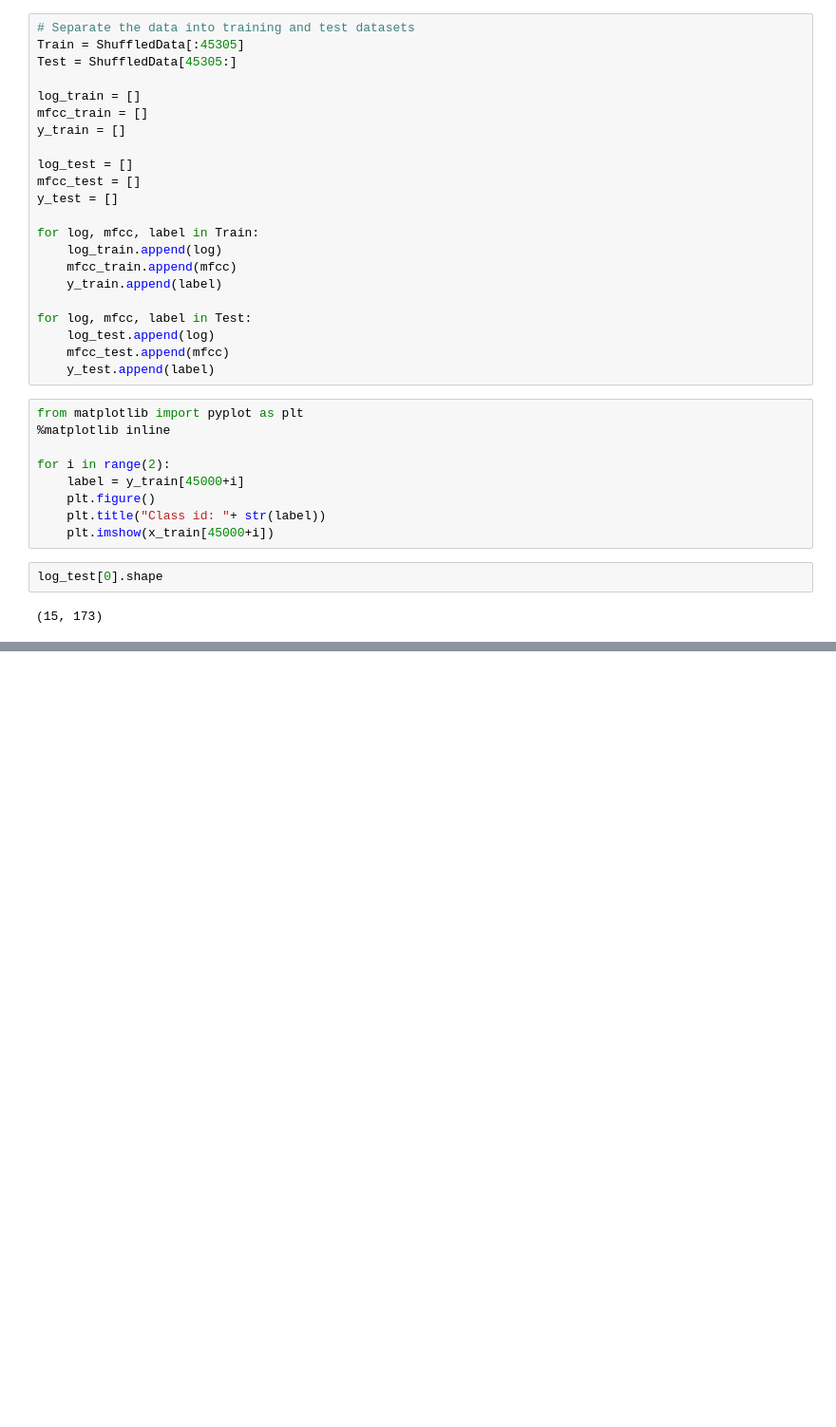
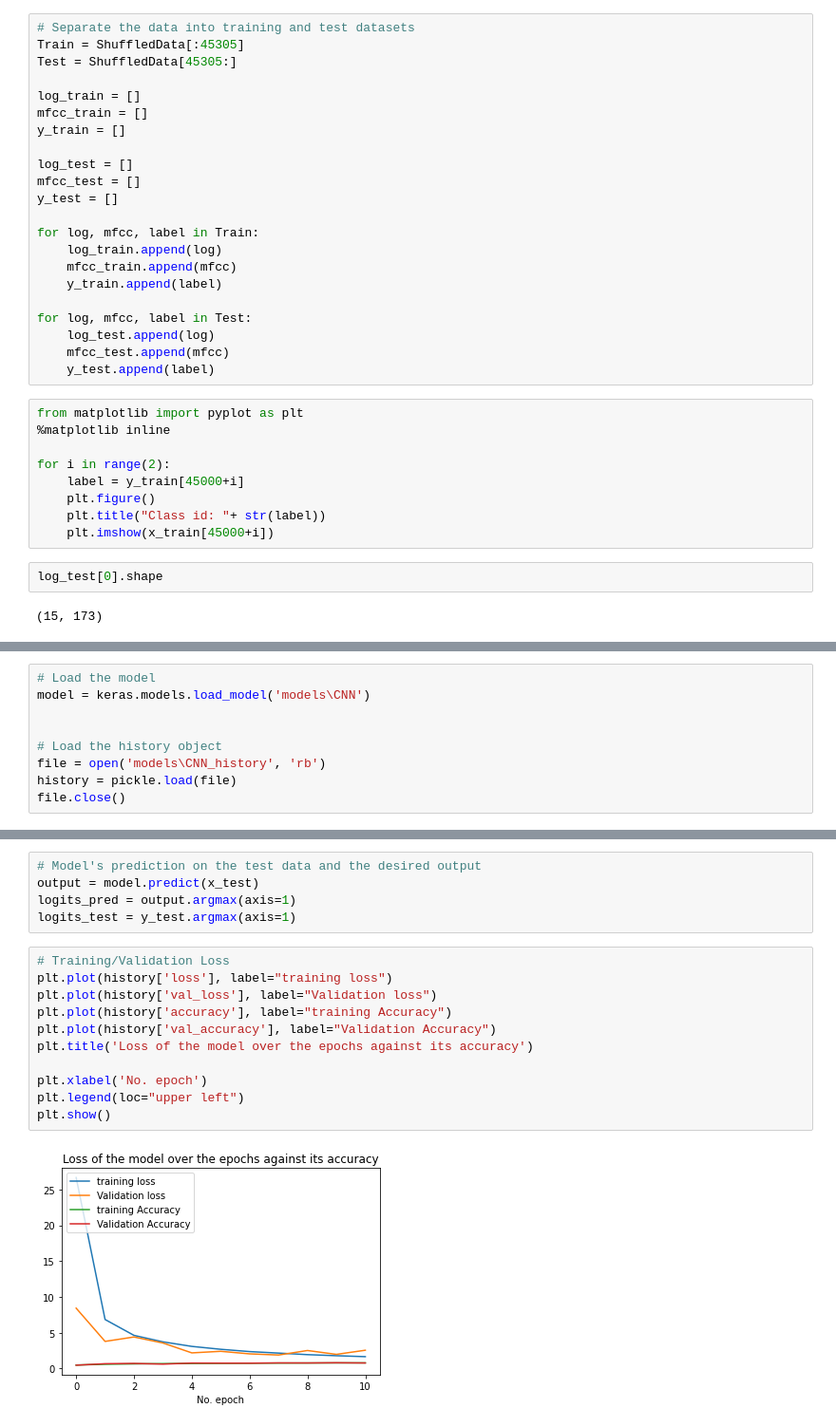
Before and after one commit to cocoalex00/Speech-recognition-COM3025, a Jupyter notebook: CNN.ipynb, the cells around one changed output, grey strips where cells are left out. Shown at 95% size. Saved outputs shown, nothing was run; the diff lists cells and outputs as text; blank space fills up the shorter version.

Commit message:
2 models with evaluation

```diff
--- a/CNN.ipynb
+++ b/CNN.ipynb
@@ -85,0 +135,9 @@ model.compile(loss='categorical_crossentropy', optimizer=opt, metrics=['accuracy
+# %%
+# Load the model
+model = keras.models.load_model('models\CNN')
+
+
+# Load the history object
+file = open('models\CNN_history', 'rb')
+history = pickle.load(file)
+file.close()
@@ -85,0 +151,18 @@ model.compile(loss='categorical_crossentropy', optimizer=opt, metrics=['accuracy
+# %%
+# Model's prediction on the test data and the desired output
+output = model.predict(x_test)
+logits_pred = output.argmax(axis=1)
+logits_test = y_test.argmax(axis=1)
+# %%
+# Training/Validation Loss
+plt.plot(history['loss'], label="training loss")
+plt.plot(history['val_loss'], label="Validation loss")
+plt.plot(history['accuracy'], label="training Accuracy")
+plt.plot(history['val_accuracy'], label="Validation Accuracy")
+plt.title('Loss of the model over the epochs against its accuracy')
+
+plt.xlabel('No. epoch')
+plt.legend(loc="upper left")
+plt.show()
+# %% [output]
+[figure, added]
```
Also changed, not shown: parts of 23 cells of this notebook.
